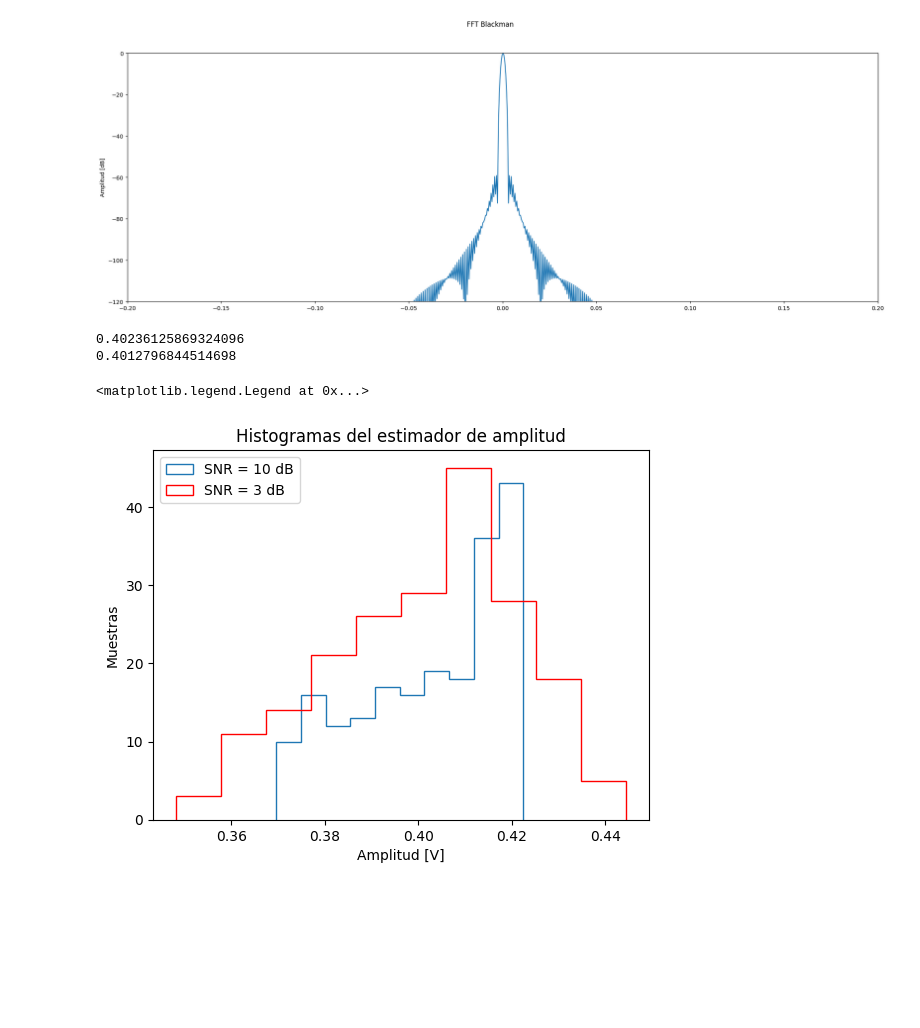
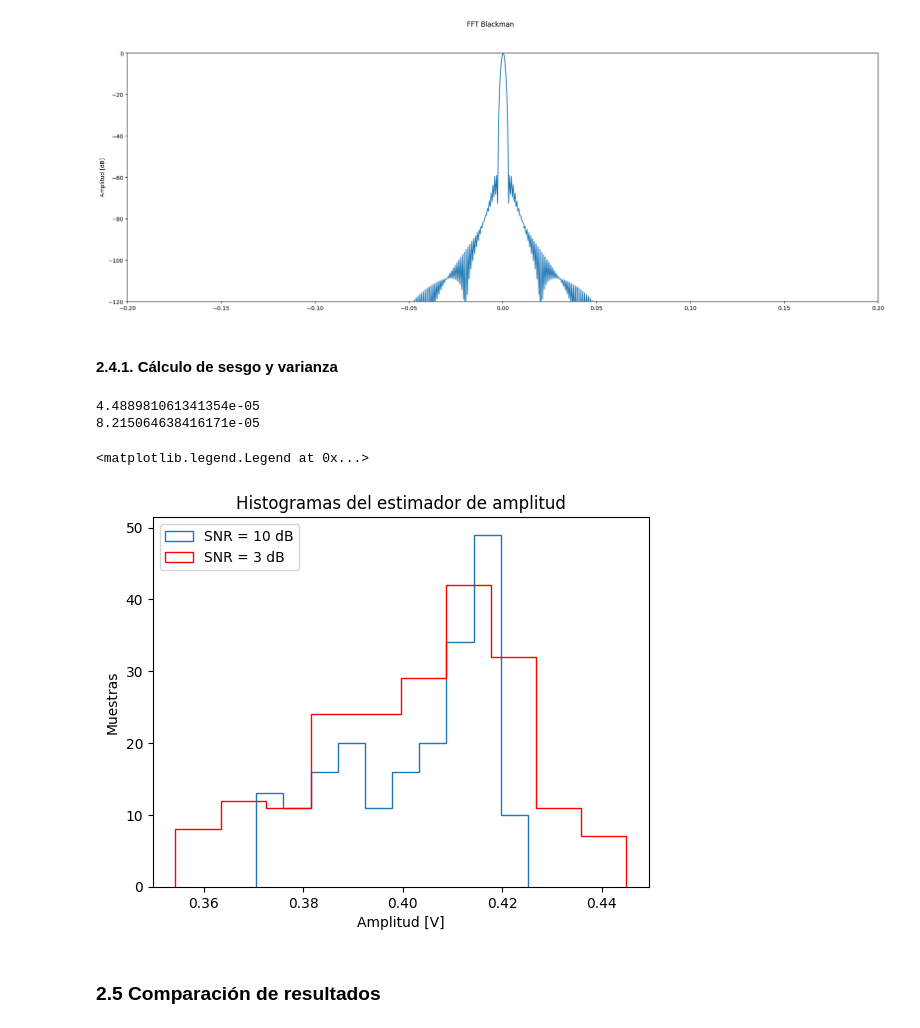
Before and after one commit to micuentz/Workspace_PDS, a Jupyter notebook: Carpeta/Guerrero_TS6.ipynb, the cells around one changed output. Cells and saved outputs as stored; diff of their text form; code cells hidden in the pictures; blank space fills up the shorter version.

```diff
--- a/Carpeta/Guerrero_TS6.ipynb
+++ b/Carpeta/Guerrero_TS6.ipynb
@@ -171,5 +212,5 @@ plt.legend(loc='upper left')
 # %%
-blackman = signal.windows.blackman(nn) # Rectangular
+blackman = sp.signal.windows.blackman(nn) # Rectangular
 
 fig_hist, axs_hist = plt.subplots(1, 1, figsize=(12, 4), sharex=True, sharey=True)
 axs_hist.plot(bartlett)
@@ -195,25 +236,41 @@ plt.show()
 # %% [output]
 [figure]
 [figure]
+# %% [markdown]
+#### 2.4.1. Cálculo de sesgo y varianza
 # %%
-S1 = np.fft.fft(s1*blackman) / nn
-S2 = np.fft.fft(s2*blackman) / nn
+S10dB_bla = np.fft.fft(s1*blackman) / nn
+S3dB_bla = np.fft.fft(s2*blackman) / nn
 
-a1_est = np.abs(S1[: , nn//4])
-a2_est = np.abs(S2[: , nn//4])
-print(np.mean(a1_est))
-print(np.mean(a2_est))
+a10dB_bla = np.abs(S10dB_bla[: , nn//4])
+a3dB_bla = np.abs(S3dB_bla[: , nn//4])
+
+a10dB_est_bla = np.mean(np.abs(S10dB_bla[: , nn//4])) # Media para SNR = 10dB
+a3dB_est_bla = np.mean(np.abs(S3dB_bla[: , nn//4])) # Media para SNR = 3dB
+
+sesgo10dB_bla = a10dB_est_bla - a
+sesgo3dB_bla = a3dB_est_bla - a
+#print(sesgo_1)
+#print(sesgo_2)
+
+var10dB_bla = np.sum((np.abs(S10dB_bla[: , nn//4]) - a10dB_est_bla)**2) / nn # Varianza para SNR = 10dB
+var3dB_bla = np.sum((np.abs(S3dB_bla[: , nn//4]) - a3dB_est_bla)**2) / nn # Varianza para SNR = 3dB
+print(var10dB_bla)
+print(var3dB_bla)
+
 
 # Gráficos
 plt.figure()
 plt.title("Histogramas del estimador de amplitud")
 plt.xlabel("Amplitud [V]")
 plt.ylabel("Muestras")
-plt.hist(a1_est, bins = 10, histtype = 'step',label = 'SNR = 10 dB')
-plt.hist(a2_est, bins = 10, histtype = 'step',color = 'red',label = 'SNR = 3 dB')
+plt.hist(a10dB_bla, bins = 10, histtype = 'step',label = 'SNR = 10 dB')
+plt.hist(a3dB_bla, bins = 10, histtype = 'step',color = 'red',label = 'SNR = 3 dB')
 plt.legend(loc='upper left')
 # %% [output]
-0.40236125869324096
-0.4012796844514698
+4.488981061341354e-05
+8.215064638416171e-05
 <matplotlib.legend.Legend at 0x...>
-[figure, old version]
+[figure, new version]
+# %% [markdown]
+### 2.5 Comparación de resultados
```
Also changed, not shown: parts of 19 cells of this notebook, 1 other file.
